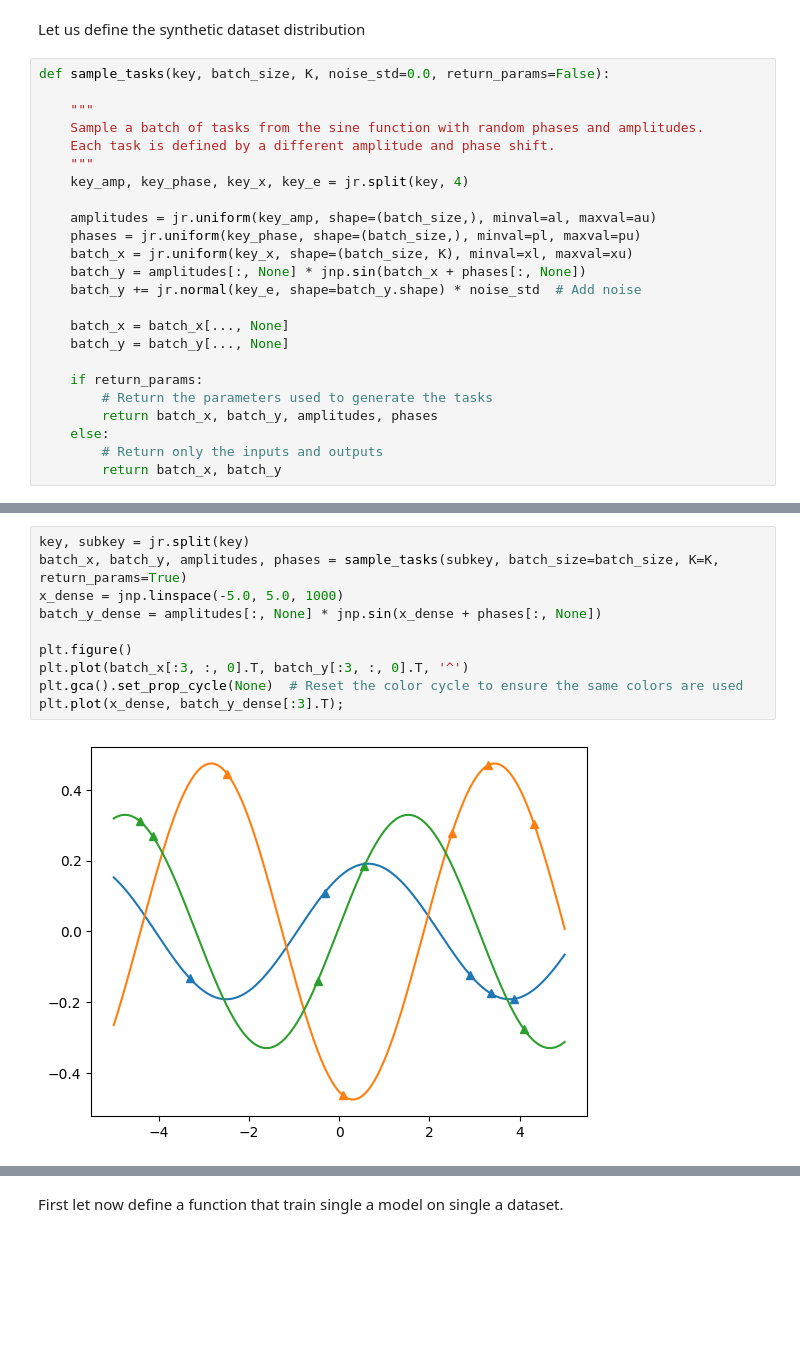
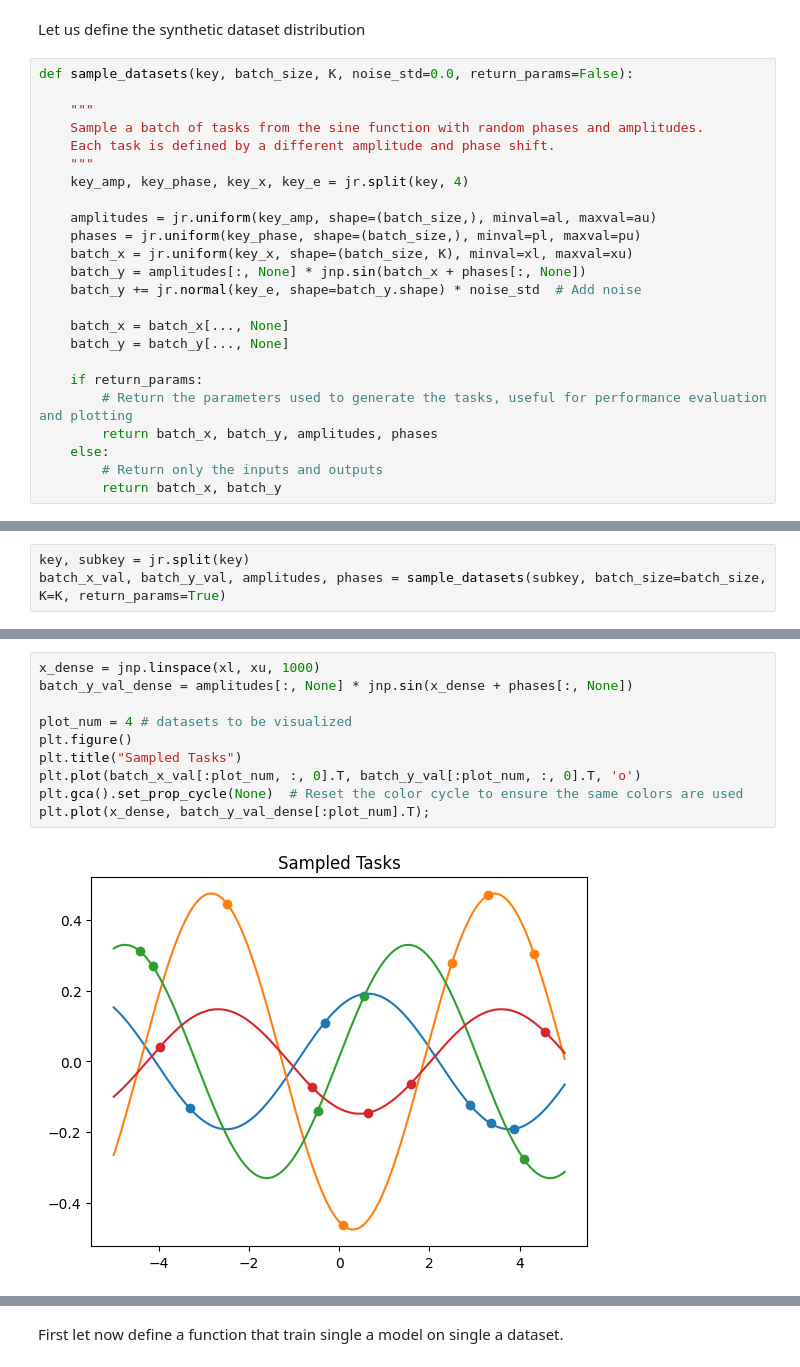
Before and after one commit to forgi86/jax-tutorial, a Jupyter notebook: working_examples/maml_sines.ipynb, the cells around one changed output, grey strips where cells are left out. Cells and saved outputs as stored; diff of their text form; blank space fills up the shorter version.

```diff
--- a/working_examples/maml_sines.ipynb
+++ b/working_examples/maml_sines.ipynb
@@ -27,7 +28,7 @@ key = jr.key(42)
 # %% [markdown]
 Let us define the synthetic dataset distribution
 # %%
-def sample_tasks(key, batch_size, K, noise_std=0.0, return_params=False):
+def sample_datasets(key, batch_size, K, noise_std=0.0, return_params=False):
 
     """
     Sample a batch of tasks from the sine function with random phases and amplitudes.
@@ -45,7 +46,7 @@ def sample_tasks(key, batch_size, K, noise_std=0.0, return_params=False):
     batch_y = batch_y[..., None]
 
     if return_params:
-        # Return the parameters used to generate the tasks
+        # Return the parameters used to generate the tasks, useful for performance evaluation and plotting
         return batch_x, batch_y, amplitudes, phases
     else:
         # Return only the inputs and outputs
@@ -53 +56,4 @@ def sample_tasks(key, batch_size, K, noise_std=0.0, return_params=False):
+# %%
+key, subkey = jr.split(key)
+batch_x_val, batch_y_val, amplitudes, phases = sample_datasets(subkey, batch_size=batch_size, K=K, return_params=True)
 # %% [markdown]
@@ -55,12 +61,12 @@ Let us visualize a few samples from a random batch of datasets, together with th
 # %%
-key, subkey = jr.split(key)
-batch_x, batch_y, amplitudes, phases = sample_tasks(subkey, batch_size=batch_size, K=K, return_params=True)
-x_dense = jnp.linspace(-5.0, 5.0, 1000)
-batch_y_dense = amplitudes[:, None] * jnp.sin(x_dense + phases[:, None])
+x_dense = jnp.linspace(xl, xu, 1000)
+batch_y_val_dense = amplitudes[:, None] * jnp.sin(x_dense + phases[:, None])
 
+plot_num = 4 # datasets to be visualized
 plt.figure()
-plt.plot(batch_x[:3, :, 0].T, batch_y[:3, :, 0].T, '^')
+plt.title("Sampled Tasks")
+plt.plot(batch_x_val[:plot_num, :, 0].T, batch_y_val[:plot_num, :, 0].T, 'o')
 plt.gca().set_prop_cycle(None)  # Reset the color cycle to ensure the same colors are used
-plt.plot(x_dense, batch_y_dense[:3].T);
+plt.plot(x_dense, batch_y_val_dense[:plot_num].T);
 # %% [output]
-[figure, old version]
+[figure, new version]
```
Also changed, not shown: parts of 48 cells of this notebook.
